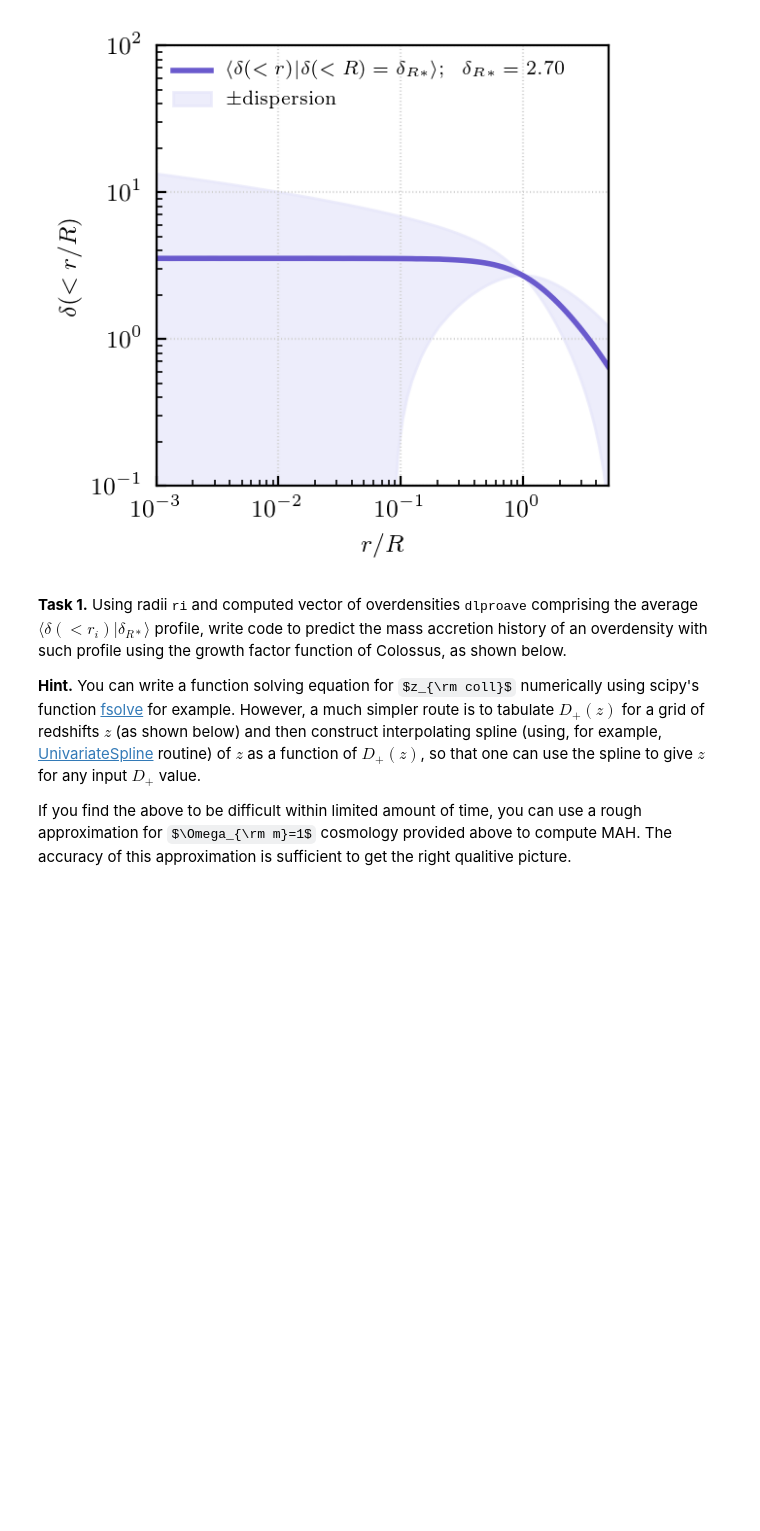
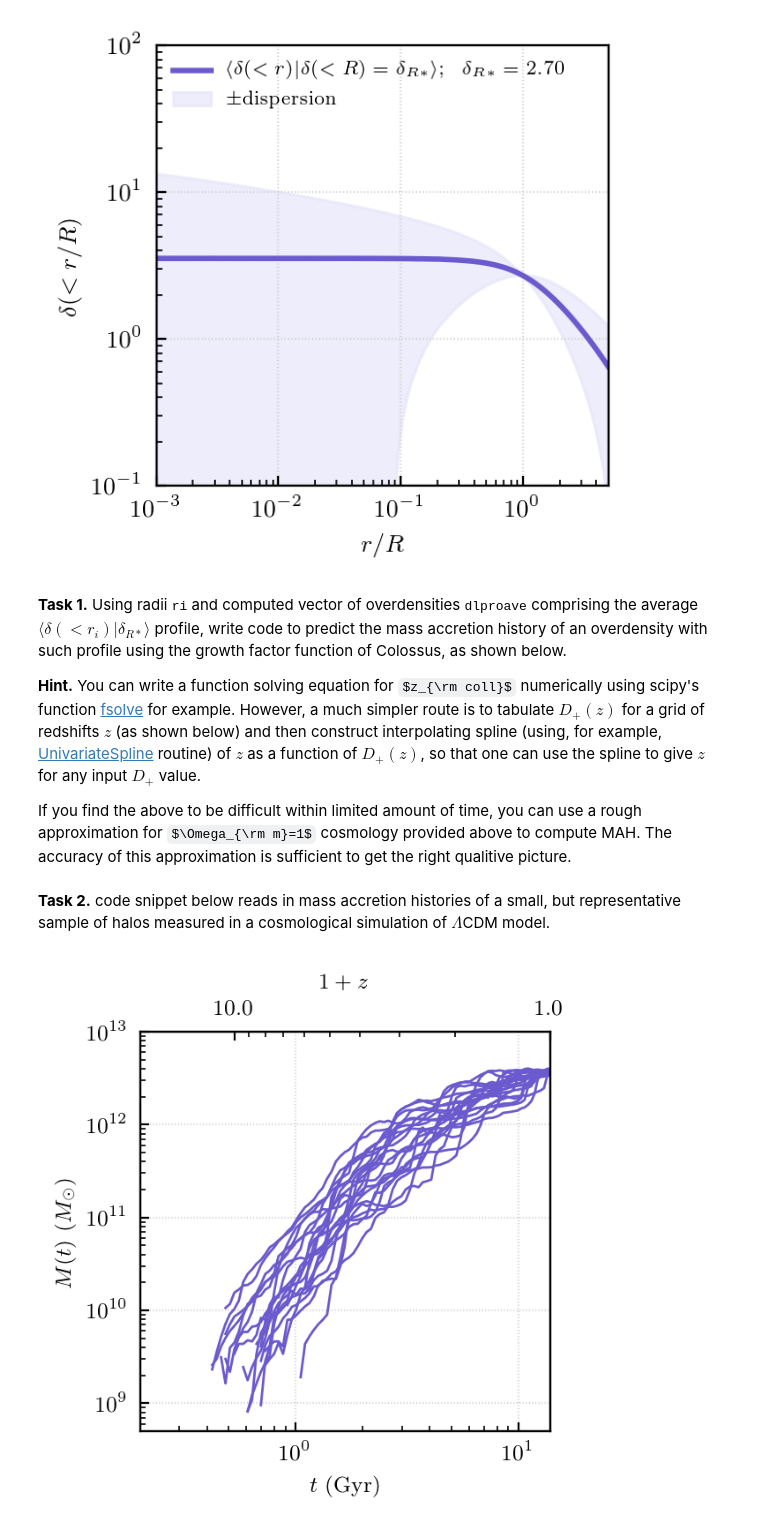
Before and after one commit to a-kravtsov/astrosoma19, a Jupyter notebook: ex01.ipynb, the cells around one changed output. Drawn from its saved outputs; the diff is of its cells as text; code cells hidden in the pictures; some formulas as TeX source; blank space fills up the shorter version.

```diff
--- a/ex01.ipynb
+++ b/ex01.ipynb
@@ -390,8 +392,48 @@ zg = np.linspace(zmax, zmin, nzg)
 # corresponding age of the universe at zg
 #overdensity required to collapse by zg
 Dgr = cosmo.growthFactor(zg)
+# %% [markdown]
+**Task 2.** code snippet below reads in mass accretion histories of a small, but representative sample of halos measured in a cosmological simulation of $\Lambda$CDM model.
 # %%
 from code.read_mah import read_halos
 
 mah_fname = 'data/MAH_M4e12_N20_L125.dat'
 halos = read_halos(mah_fname)
+# %%
+import matplotlib.ticker as mtick
+
+def plot_mah(tmin, tmax, Mmin, Mmax, halos=None):
+
+    fig, ax = plt.subplots(1,1, figsize=(3,3))
+    xlims = [tmin, tmax]; ylims = [Mmin, Mmax]
+    ax.set_xlim(xlims); ax.set_ylim(ylims)
+    ax.set_xscale('log'); ax.set_yscale('log')
+    ax.set_xlabel(r'$t\ \rm (Gyr)$'); ax.set_ylabel(r'$M(t)\ (M_\odot)$')
+    # plot corresponding R scale at the top
+    ax2 = ax.twiny()
+    ax2.set_xscale('log')
+    ax2.xaxis.set_major_formatter(mtick.FormatStrFormatter(r'$%.1f$'))
+
+    zmin = 1.+cosmo.age(tmin, inverse=True); zmax = 1.+cosmo.age(tmax, inverse=True)
+    ax2.set_ylim(ylims); ax2.set_xlim(zmin, zmax)
+    ax2.set_xlabel(r'$1+z$')
+
+    if halos != None:
+        tminmax = -1.
+        for i, hd in enumerate(halos):
+            mvir = hd.mvir
+            aexp = hd.scale_factor
+            zh = 1./aexp - 1.
+            th = cosmo.age(zh)
+            tminmax = np.maximum(tminmax, th[0])
+            ax.plot(th, mvir, c='slateblue', lw = 1.0)
+
+    ax.grid(ls=':', c='lightgray')
+    plt.show()
+# %%
+tmin = 0.2; tmax = cosmo.age(0.0)
+Mmin = 5.e8; Mmax = 1.e13
+
+plot_mah(tmin, tmax, Mmin, Mmax, halos=halos)
+# %% [output]
+[figure, added]
```
Also changed, not shown: parts of 1 cell of this notebook, 5 other files.
